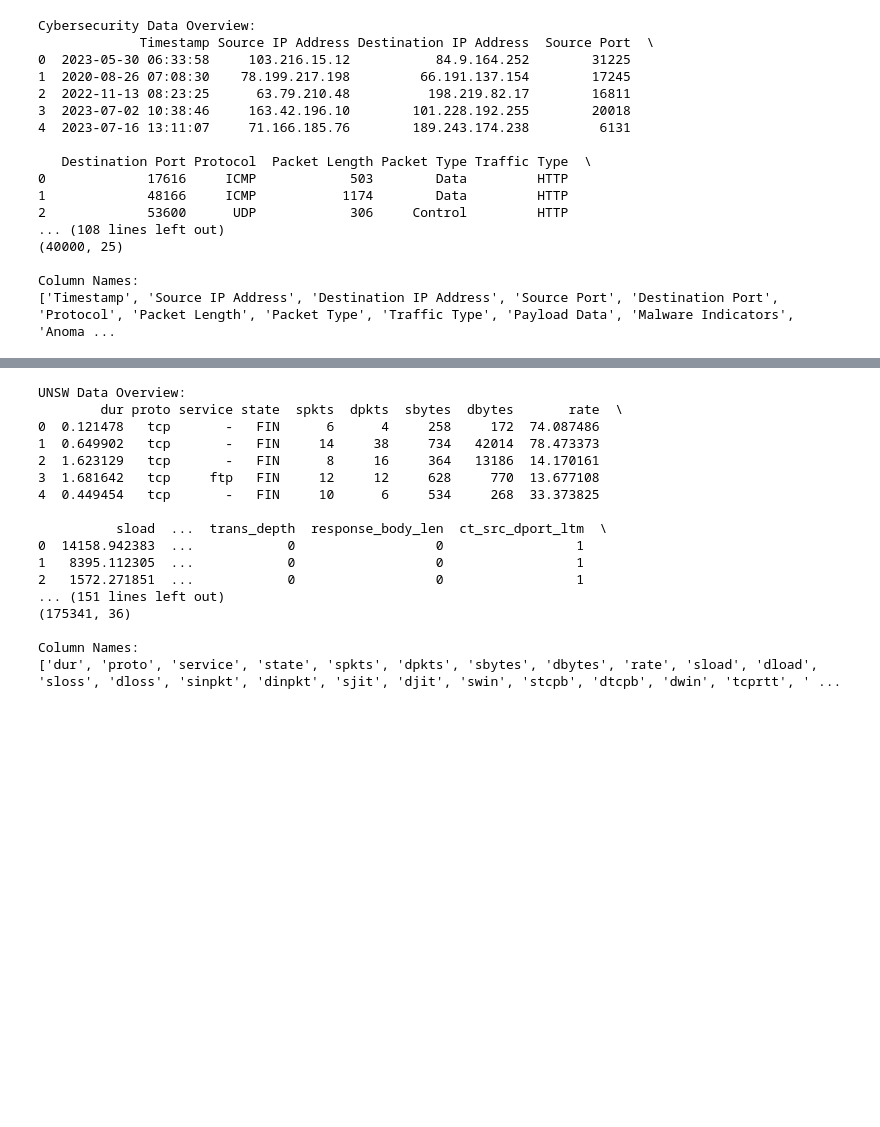
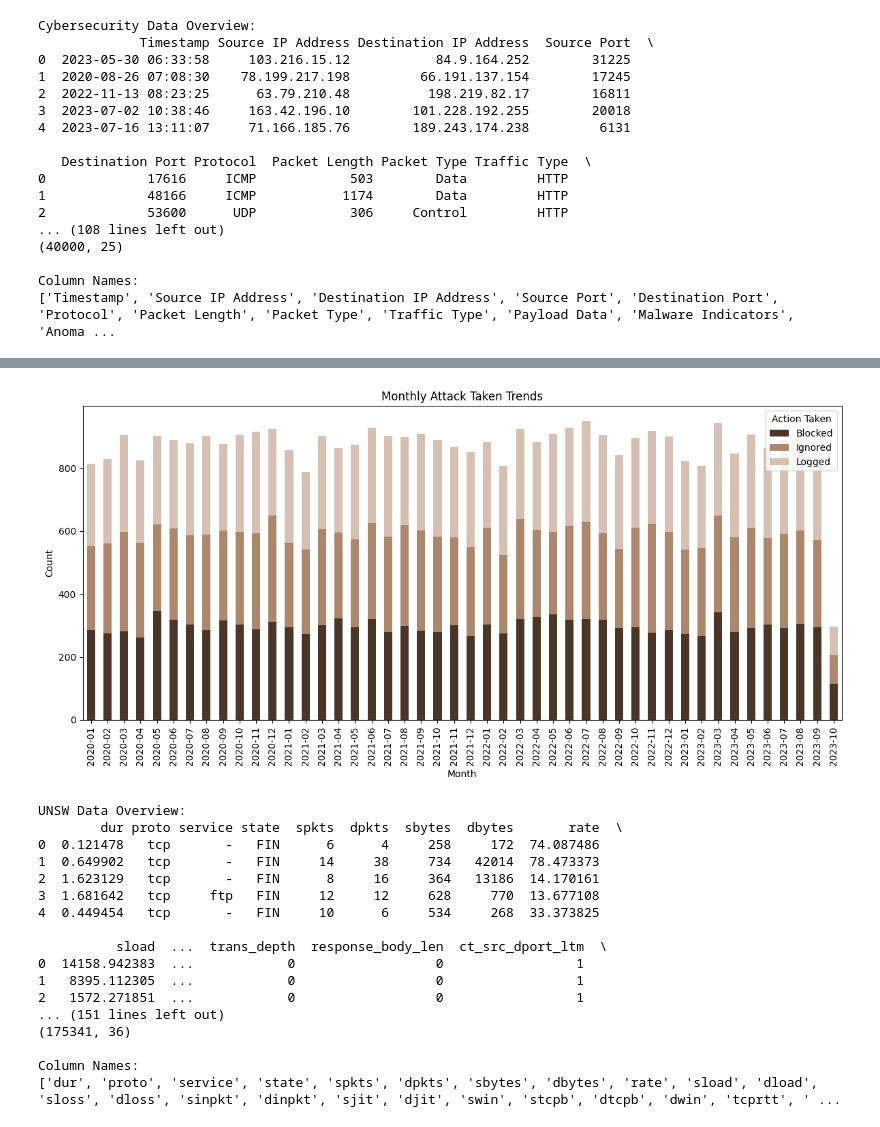
Before and after one commit to luanbui/DX699S, a Jupyter notebook: Week2.ipynb, the cells around one changed output, grey strips where cells are left out. Cells and saved outputs as stored; diff of their text form; code cells hidden in the pictures; blank space fills up the shorter version.

```diff
--- a/Week2.ipynb
+++ b/Week2.ipynb
@@ -103,3 +167,21 @@ Column Names:
+# %%
+# Group by month and action taken
+action_taken_month = cybersecurity_data.groupby([
+    cybersecurity_data['Datetime'].dt.to_period('M'),
+    'Action Taken'
+]).size().unstack(fill_value=0)
+
+# Plot
+action_taken_month.index = action_taken_month.index.astype(str)
+action_taken_month.plot(kind='bar', stacked=True, figsize=(12, 6), color=['#493628', '#AB886D', '#D6C0B3'])
+plt.title('Monthly Attack Taken Trends')
+plt.xlabel('Month')
+plt.ylabel('Count')
+plt.legend(title='Action Taken')
+plt.tight_layout()
+plt.show()
+# %% [output]
+[figure, added]
 # %%
 #unsw_data exploration
 print("UNSW Data Overview:")
```
Also changed, not shown: parts of 7 cells of this notebook, 5 other files.
